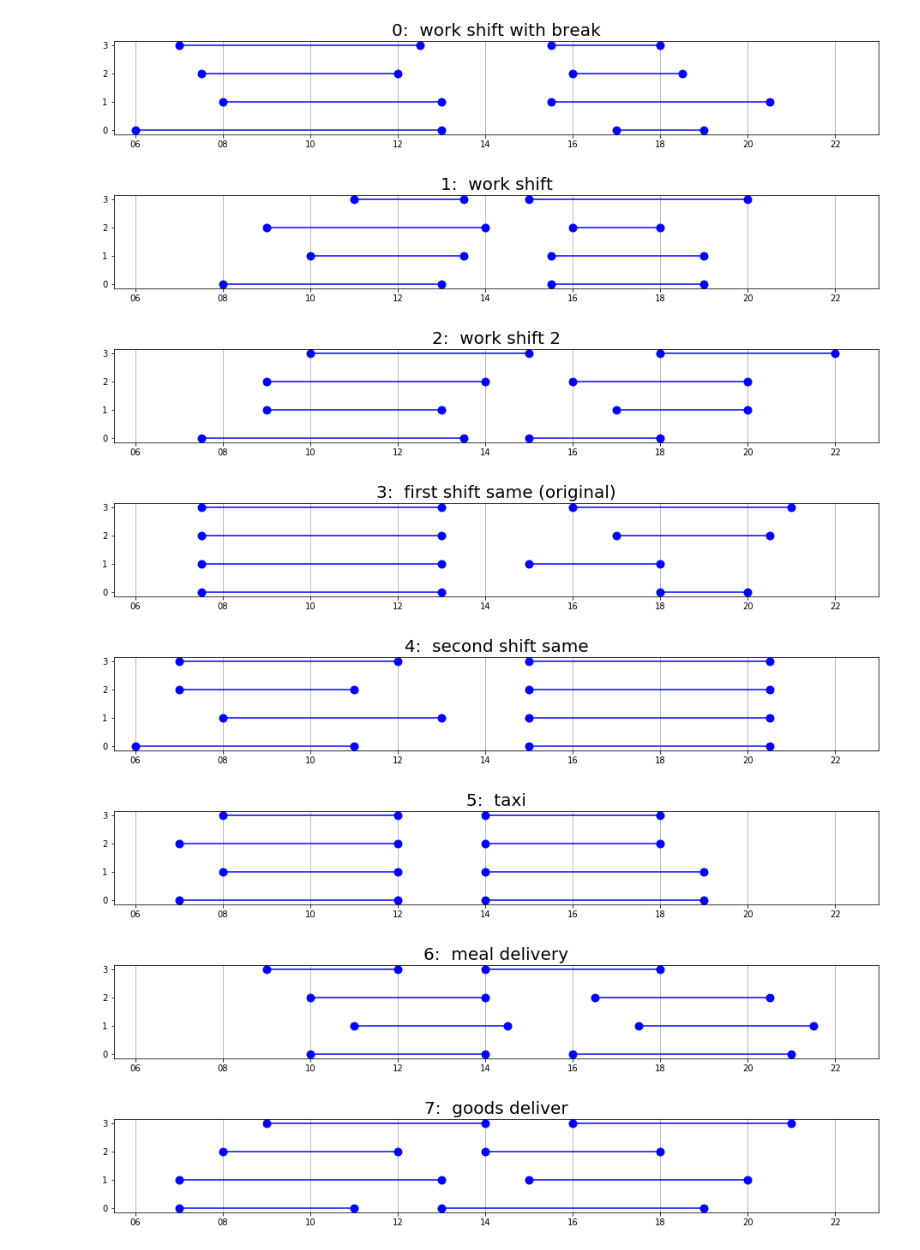
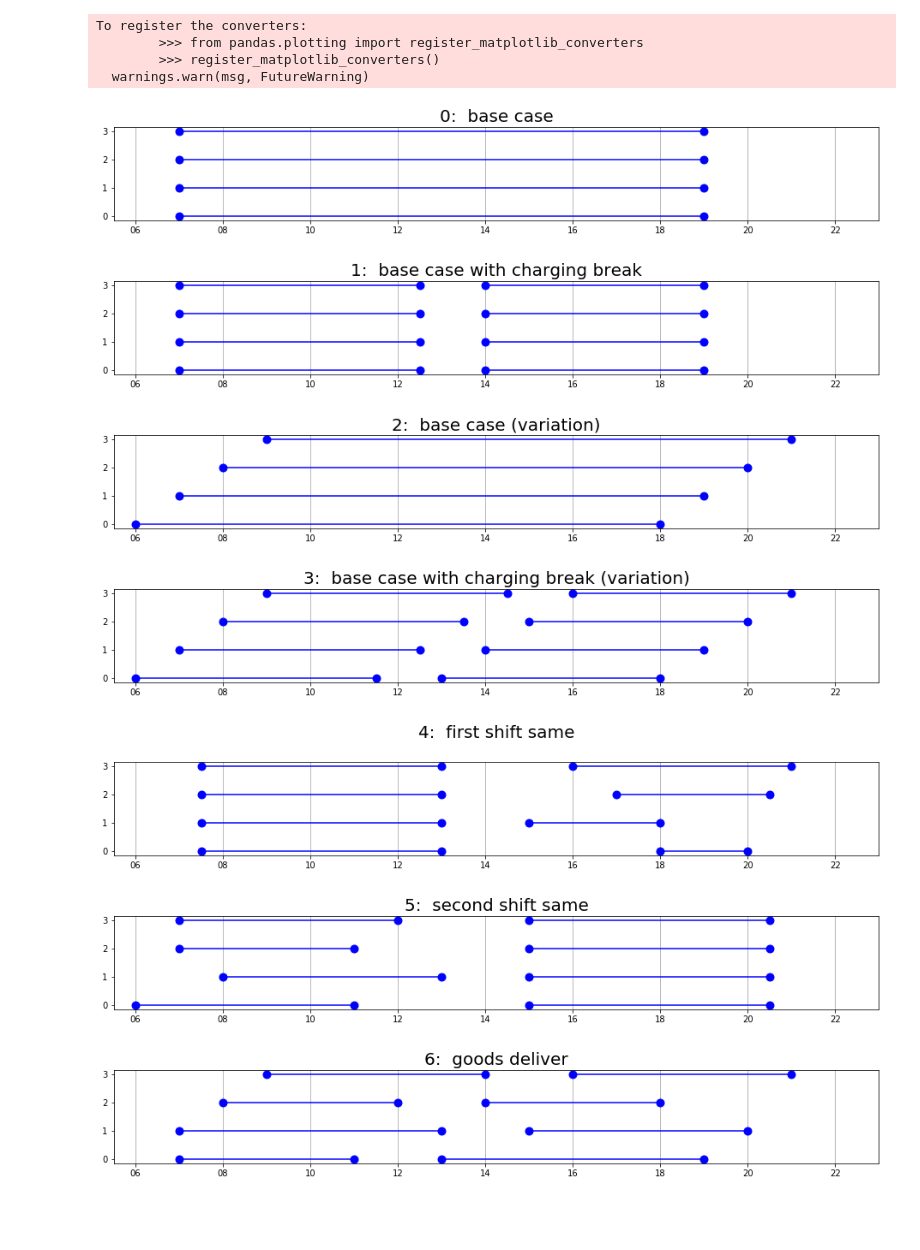
Before and after one commit to jwcn97/Fleet-Simulation, a Jupyter notebook: ver9/show schedules.ipynb, the cells around one changed output. Saved outputs shown, nothing was run; the diff lists cells and outputs as text; code cells hidden in the pictures; blank space fills up the shorter version.

```diff
--- a/ver9/show schedules.ipynb
+++ b/ver9/show schedules.ipynb
@@ -3,44 +3,46 @@ import pandas as pd
 import numpy as np
 import time as time_
 import datetime as dt
 import matplotlib.pyplot as plt
 import matplotlib.dates as mdates
 from chargingFunctions import *
 
 fleetData = pd.read_csv("csv/fleetData.csv", sep=";", index_col=None)
 fleetData = fleetData.loc[fleetData.index==0]
 carData, chargePtData = getLists(fleetData)
 
 #   Choose column names & Initialise dataframes
-carCols = ["battkW","inDepot","battSize","chargePt","shiftIndex","latestStartShift","latestEndShift"]
+carCols = ["battkW","inDepot","battSize","chargePt","chargeRate","rcChunks","shiftIndex","latestStartShift","latestEndShift"]
 carDataDF = pd.DataFrame.from_records(carData, columns=carCols)
 
-scenarios = open("csv/schedules/scenarios.txt","r")
-shift_type = scenarios.readlines()
+shift_type = open("csv/schedules/scenarios.txt","r").readlines()
 
-for shift in range(8):
+for shift in range(7):
     allShiftsDF = pd.read_csv("csv/schedules/shift" + str(shift) + ".csv", sep=";", index_col=None)
     shiftsByCar = unpackShifts(carDataDF, allShiftsDF)
 
     fig, ax = plt.subplots(figsize=(16,2))
     ax.set_xlim([dt.datetime(2019,1,1,5,30), dt.datetime(2019,1,1,23,0)])
     ax.xaxis.grid(b=True, which='both', color='0.65', linestyle='-')
     ax.xaxis.set_major_formatter(mdates.DateFormatter('%H'))
 
-    if shift == 9:  ax.set_title(str(shift) + ': ' + shift_type[shift][8:], fontsize=20)
-    else:           ax.set_title(str(shift) + ': ' + shift_type[shift][8:-1], fontsize=20)
+    if shift==4:  ax.set_title(str(shift) + ': ' + shift_type[shift][8:], fontsize=20)
+    else:         ax.set_title(str(shift) + ': ' + shift_type[shift][8:-1], fontsize=20)
 
     for i in range(4):
         carShift = shiftsByCar[str(i)]
         for j in range(len(carShift)):
             times = np.array([readTime(carShift.iloc[j,0]),readTime(carShift.iloc[j,1])])
             ax.plot(times, np.full(2,i), 'bo-', markerSize=9)
 # %% [output]
+To register the converters:
+        >>> from pandas.plotting import register_matplotlib_converters
+        >>> register_matplotlib_converters()
+  warnings.warn(msg, FutureWarning)
-[figure, old version]
+[figure, new version]
-[figure, old version]
+[figure, new version]
-[figure, old version]
+[figure, new version]
-[figure, old version]
+[figure, new version]
-[figure, old version]
+[figure, new version]
-[figure, old version]
+[figure, new version]
-[figure, old version]
+[figure, new version]
-[figure, removed]
```
Also changed, not shown: 19 other files.
